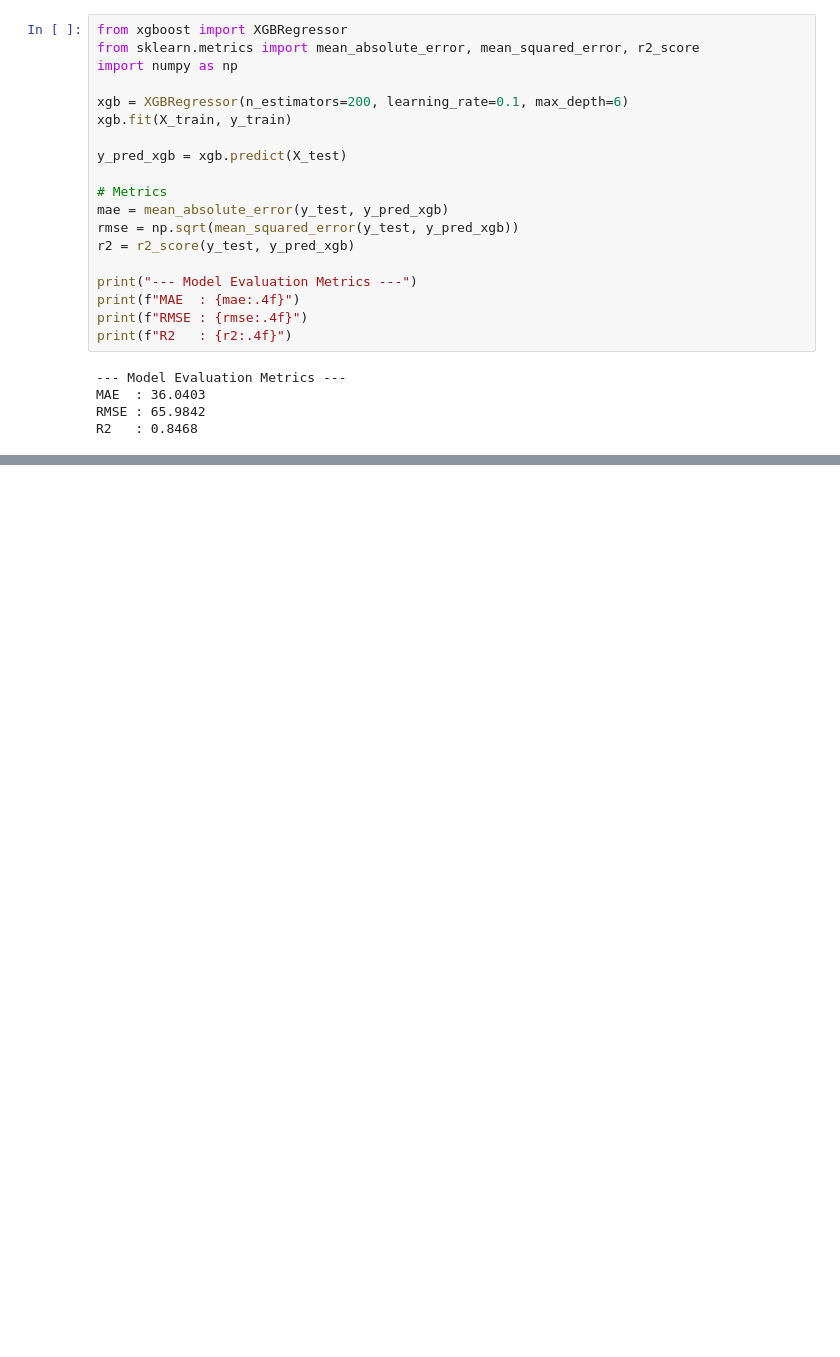
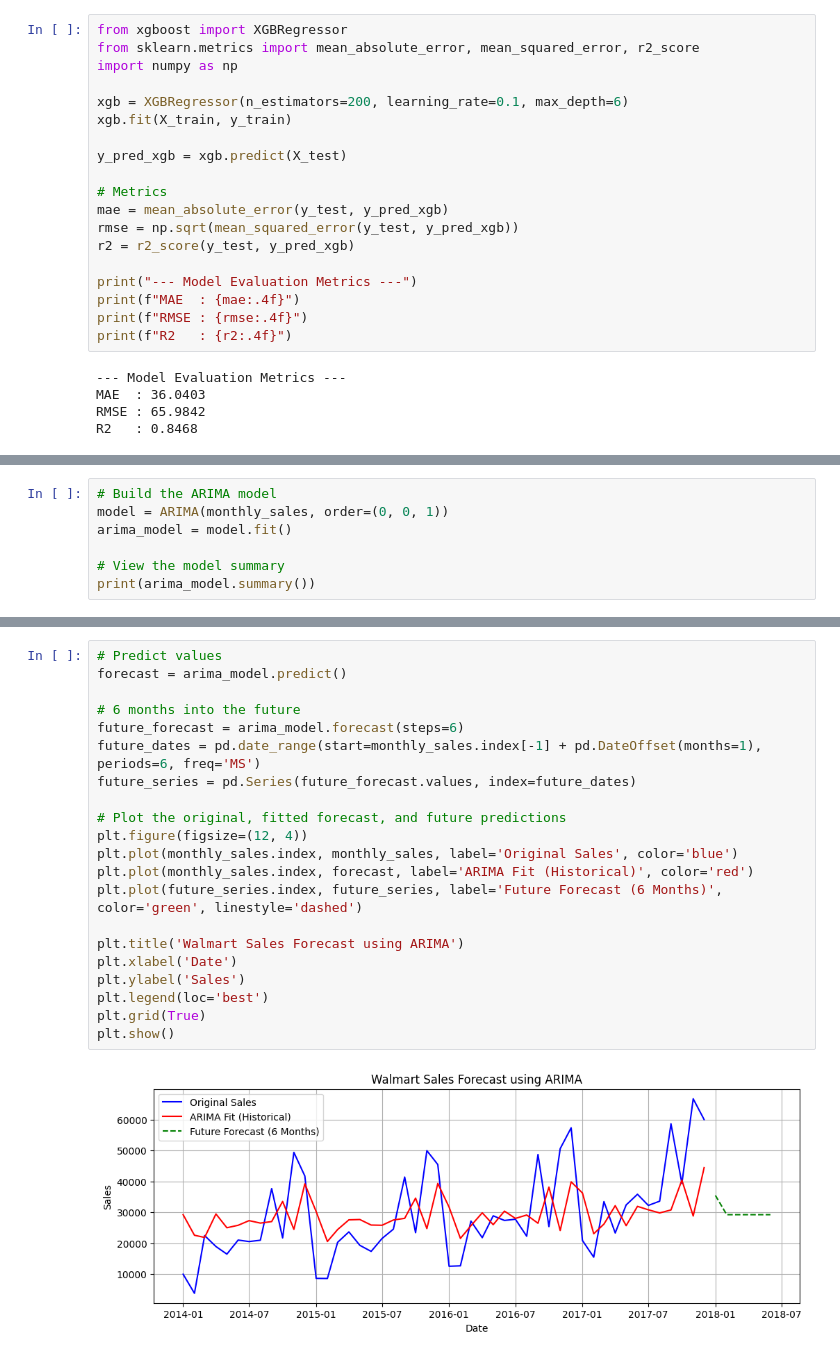
Before and after one commit to Mostafa-Mortada/Walmart-Sales-Data-Analysis, a Jupyter notebook: walmart_sales_Final.ipynb, the cells around one changed output, grey strips where cells are left out. Cells and saved outputs as stored; diff of their text form; blank space fills up the shorter version.

```diff
--- a/walmart_sales_Final.ipynb
+++ b/walmart_sales_Final.ipynb
@@ -1130,0 +1202,7 @@ R2   : 0.8468
+# %%
+# Build the ARIMA model
+model = ARIMA(monthly_sales, order=(0, 0, 1))
+arima_model = model.fit()
+
+# View the model summary
+print(arima_model.summary())
@@ -1130,0 +1227,23 @@ R2   : 0.8468
+# %%
+# Predict values
+forecast = arima_model.predict()
+
+# 6 months into the future
+future_forecast = arima_model.forecast(steps=6)
+future_dates = pd.date_range(start=monthly_sales.index[-1] + pd.DateOffset(months=1), periods=6, freq='MS')
+future_series = pd.Series(future_forecast.values, index=future_dates)
+
+# Plot the original, fitted forecast, and future predictions
+plt.figure(figsize=(12, 4))
+plt.plot(monthly_sales.index, monthly_sales, label='Original Sales', color='blue')
+plt.plot(monthly_sales.index, forecast, label='ARIMA Fit (Historical)', color='red')
+plt.plot(future_series.index, future_series, label='Future Forecast (6 Months)', color='green', linestyle='dashed')
+
+plt.title('Walmart Sales Forecast using ARIMA')
+plt.xlabel('Date')
+plt.ylabel('Sales')
+plt.legend(loc='best')
+plt.grid(True)
+plt.show()
+# %% [output]
+[figure, added]
```
Also changed, not shown: parts of 11 cells of this notebook.
